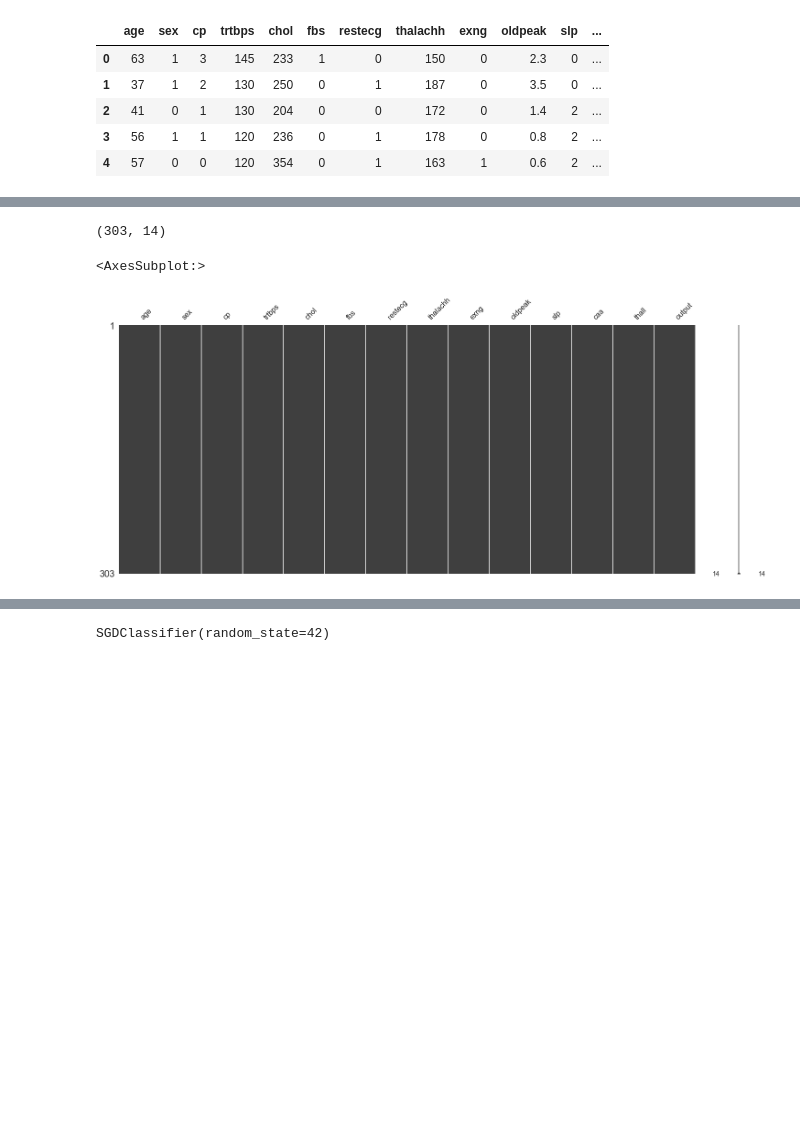
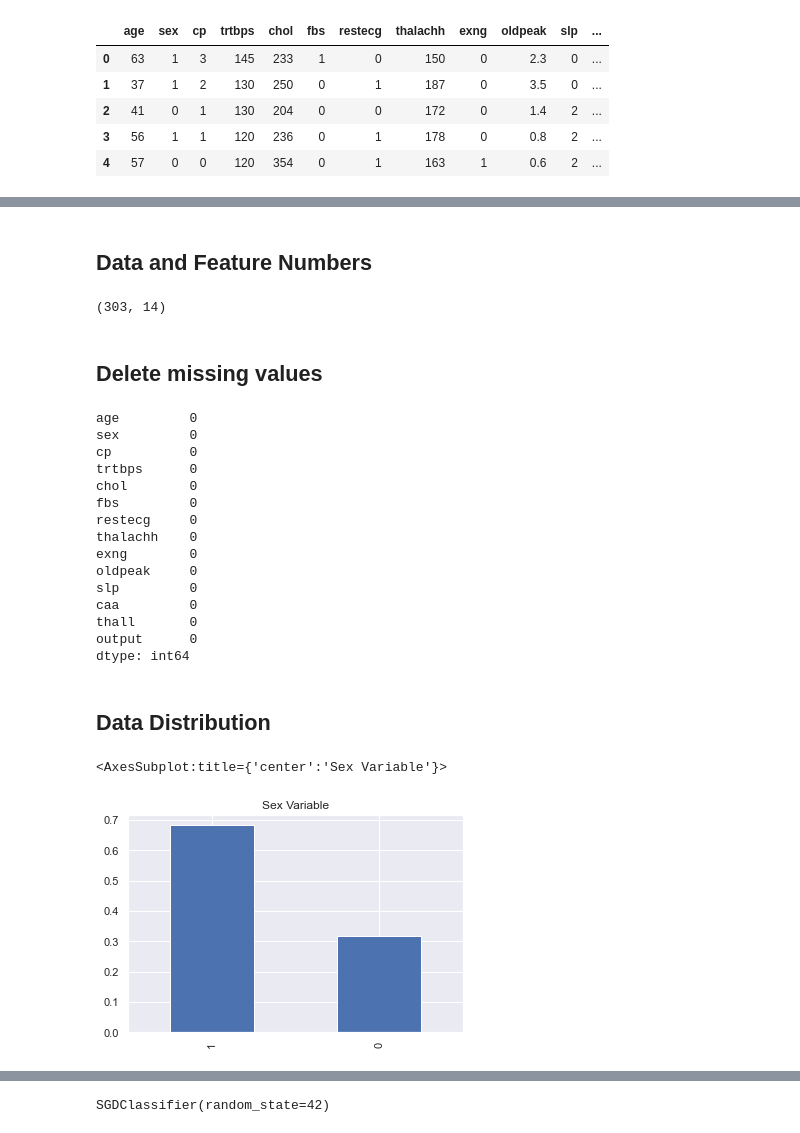
Before and after one commit to pelinniseri/ML, a Jupyter notebook: HearthAttackPrediction.ipynb, the cells around one changed output, grey strips where cells are left out. Cells and saved outputs as stored; diff of their text form; code cells hidden in the pictures; blank space fills up the shorter version.

```diff
--- a/HearthAttackPrediction.ipynb
+++ b/HearthAttackPrediction.ipynb
@@ -19 +41,3 @@ heart_dataset.head()
+# %% [markdown]
+## Data and Feature Numbers
 # %%
@@ -21,10 +44,30 @@ heart_dataset.head()
 heart_dataset.shape
 # %% [output]
 (303, 14)
+# %% [markdown]
+## Delete missing values
 # %%
-#Delete missing values
-import missingno as msng
-msng.matrix(heart_dataset) #no missing data
+heart_dataset.isnull().sum()
 # %% [output]
-<AxesSubplot:>
+age         0
+sex         0
+cp          0
+trtbps      0
+chol        0
+fbs         0
+restecg     0
+thalachh    0
+exng        0
+oldpeak     0
+slp         0
+caa         0
+thall       0
+output      0
+dtype: int64
-[figure, removed]
+# %% [markdown]
+## Data Distribution
+# %%
+heart_dataset["sex"].value_counts(normalize = True).plot.bar(title = "Sex Variable")
+# %% [output]
+<AxesSubplot:title={'center':'Sex Variable'}>
+[figure, added]
```
Also changed, not shown: parts of 75 cells of this notebook.
